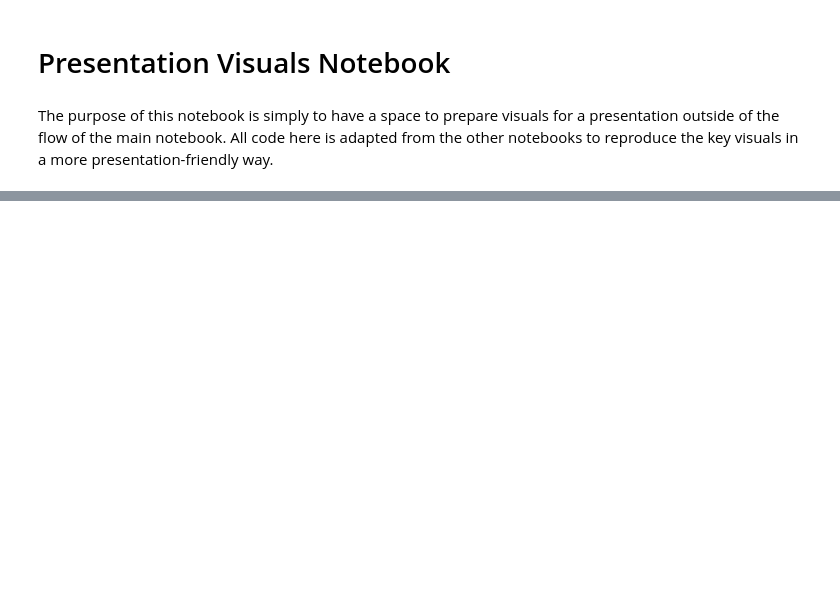
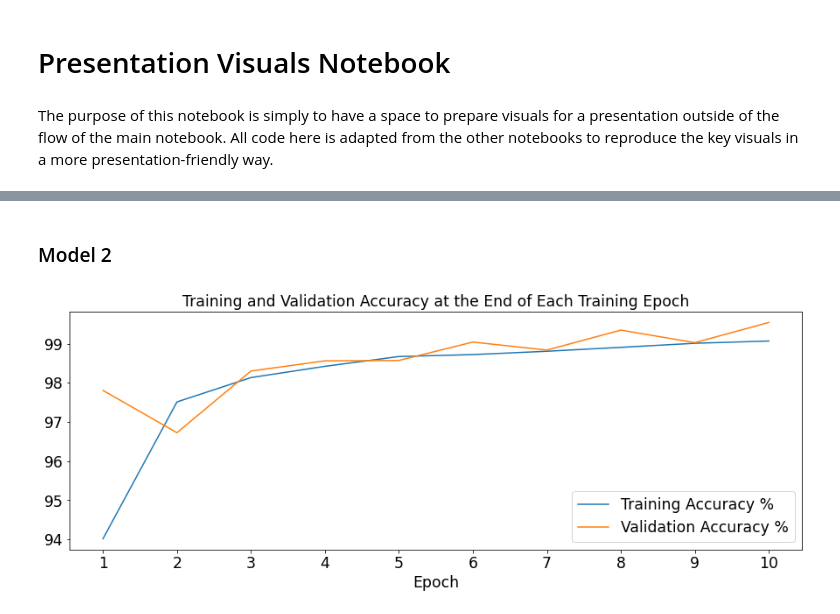
Before and after one commit to MarkCHarris/ga-capstone-snow-vision, a Jupyter notebook: code/presentation_visuals.ipynb, the cells around one changed output, grey strips where cells are left out. Saved outputs shown, nothing was run; the diff lists cells and outputs as text; code cells hidden in the pictures; blank space fills up the shorter version.

```diff
--- a/code/presentation_visuals.ipynb
+++ b/code/presentation_visuals.ipynb
@@ -74,0 +75,13 @@ ax.legend(fontsize='x-large');
+# %% [markdown]
+### Model 2 ###
+# %%
+plt.figure(figsize=(15,5))
+plt.plot(range(1,11), [acc*100 for acc in model2_history_dict['accuracy']], label='Training Accuracy %')
+plt.plot(range(1,11), [acc*100 for acc in model2_history_dict['val_accuracy']], label='Validation Accuracy %')
+plt.title('Training and Validation Accuracy at the End of Each Training Epoch', fontsize='xx-large')
+plt.xlabel('Epoch', fontsize='xx-large')
+plt.xticks(range(1,11), fontsize='xx-large')
+plt.yticks(fontsize='xx-large')
+plt.legend(fontsize='xx-large');
+# %% [output]
+[figure, added]
```
Also changed, not shown: parts of 6 cells of this notebook, 3 other files.
